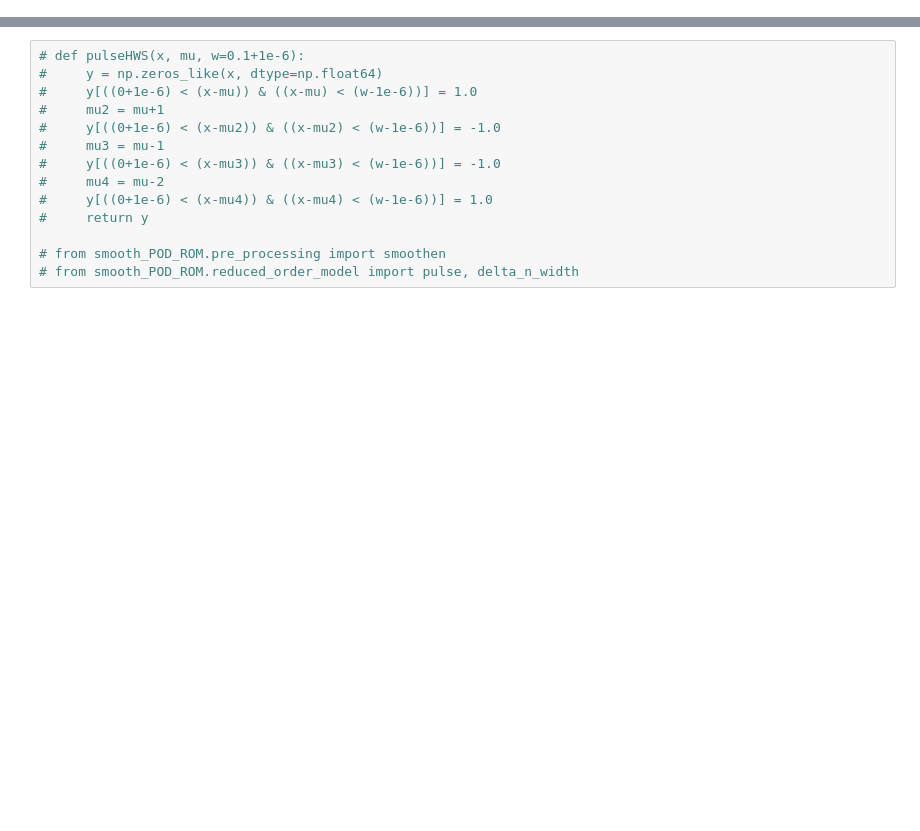
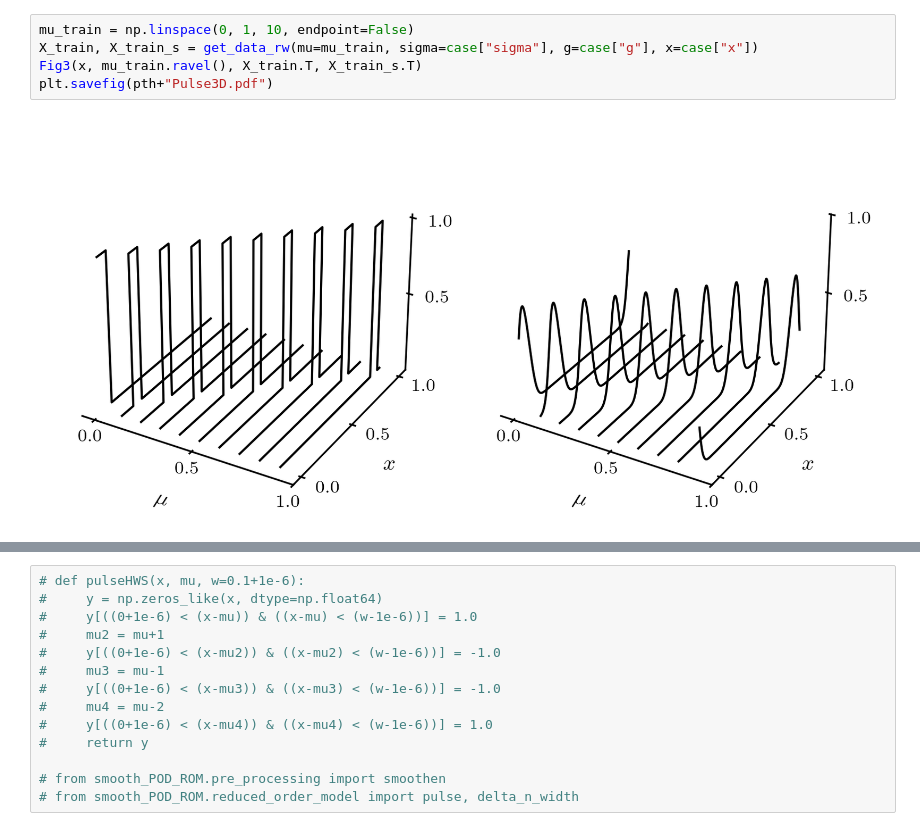
Before and after one commit to flabowski/POD-ROM-and-gaussian-convolution, a Jupyter notebook: notebooks/2_left_SV.ipynb, the cells around one changed output, grey strips where cells are left out. Cells and saved outputs as stored; diff of their text form; blank space fills up the shorter version.

```diff
--- a/notebooks/2_left_SV.ipynb
+++ b/notebooks/2_left_SV.ipynb
@@ -49,0 +120,7 @@ def rect_pulse_sin(x, mu, w=0.075+1e-6):
+# %%
+mu_train = np.linspace(0, 1, 10, endpoint=False)
+X_train, X_train_s = get_data_rw(mu=mu_train, sigma=case["sigma"], g=case["g"], x=case["x"])
+Fig3(x, mu_train.ravel(), X_train.T, X_train_s.T)
+plt.savefig(pth+"Pulse3D.pdf")
+# %% [output]
+[figure, added]
```
Also changed, not shown: parts of 18 cells of this notebook, 3 other files.
